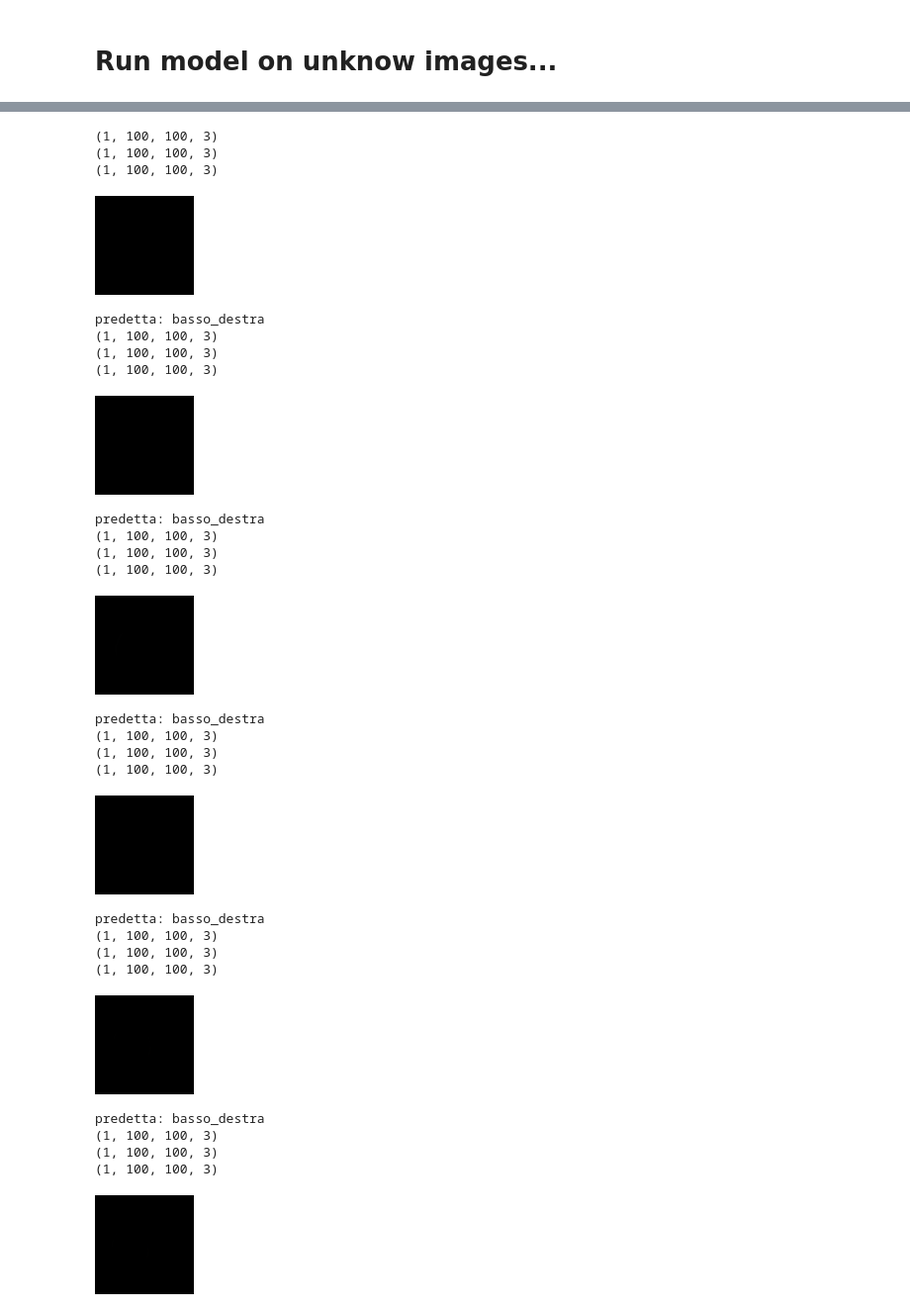
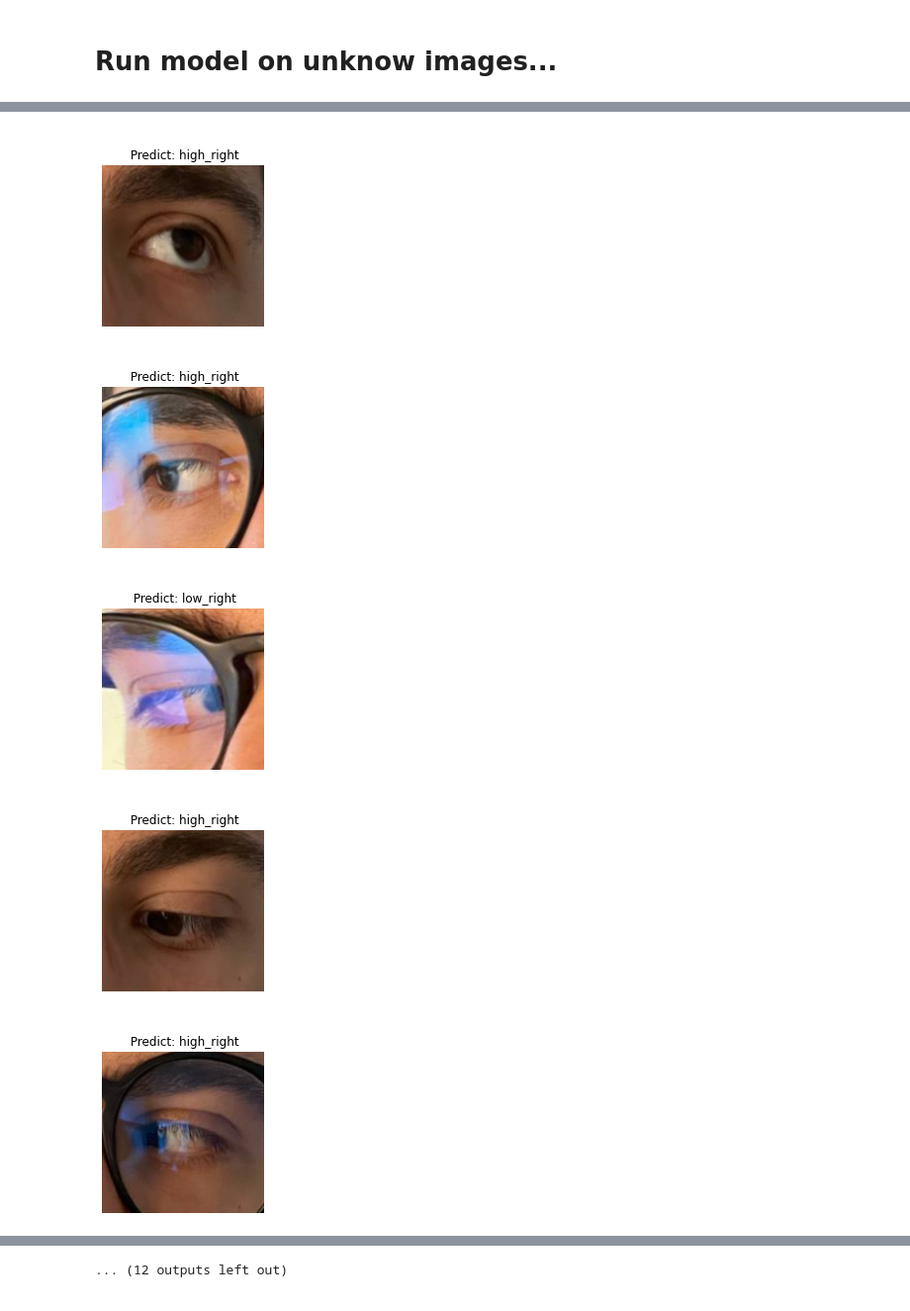
Before and after one commit to AlessandroMele/eyes_direction_recognition, a Jupyter notebook: MobileNetV2_classification.ipynb, the cells around one changed output, grey strips where cells are left out. Shown at 99% size. Saved outputs shown, nothing was run; the diff lists cells and outputs as text; code cells hidden in the pictures.

```diff
--- a/MobileNetV2_classification.ipynb
+++ b/MobileNetV2_classification.ipynb
@@ -558,0 +505,16 @@ _________________________________________________________________
+# %%
+#model = tf.keras.models.load_model('/content/drive/MyDrive/PROGETTO_CV&DL/model/my_eye_model_right_eye')
+model = tf.keras.models.load_model('/content/drive/MyDrive/PROGETTO_CV&DL/model/my_eye_model_classification')
+#model = tf.keras.models.load_model('/content/drive/MyDrive/PROGETTO_CV&DL/model/my_eye_model_less_classes')
+
+model.summary()
+
+list_of_dirs = glob.glob('/content/drive/MyDrive/PROGETTO_CV&DL/dataset/test/real/*')
+#list_of_dirs = glob.glob('/content/drive/MyDrive/PROGETTO_CV&DL/dataset/test/real_righteye/*')
+
+#list_of_dirs = glob.glob('/content/drive/MyDrive/PROGETTO_CV&DL/dataset/test/synthetic/*')
+#list_of_dirs = glob.glob('/content/drive/MyDrive/PROGETTO_CV&DL/dataset/test/synthetic_righteye/*')
+
+#class_names = ['middle_left', 'middle_right']
+class_names = ['high_center', 'high_left', 'high_right', 'low_center', 'low_left', 'low_right', 'middle_center', 'middle_left', 'middle_right']
+#class_names = ['high_center_righteye', 'high_left_righteye', 'high_right_righteye', 'low_center_righteye', 'low_left_righteye', 'low_right_righteye', 'middle_center_righteye', 'middle_left_righteye', 'middle_right_righteye']
@@ -559,28 +539,26 @@ _________________________________________________________________
 # %%
-list_of_dirs = glob.glob('/content/drive/MyDrive/PROGETTO_CV&DL/dataset/train_100x100/medio_centro/*')
-class_names = ['alto_centro', 'alto_destra', 'alto_sinistra', 'basso_centro', 'basso_destra', 'basso_sinistra', 'medio_centro', 'medio_destra', 'medio_sinistra']
-
 for item in list_of_dirs:
   #print(item)
-  img = cv2.imread(item)#, cv2.COLOR_RGB2BGR) #you can skif if you have in memory a grayscale image...
-  img = preprocess_input(img)
+  img = cv2.imread(item)
   resized = cv2.resize(img, (100,100), interpolation=cv2.INTER_CUBIC)
 
   img_r = np.zeros((1,resized.shape[0], resized.shape[1], 3))
   for i in range(3):
-    img_r[0,:,:,i] = (resized[:,:,i])#-127.5)/(255)
-    print(img_r.shape)
-  predictions = model.predict(img_r)
-  #print(predictions)
+    img_r[0,:,:,i] = (resized[:,:,i])
 
-  # Apply a sigmoid since our model returns logits
-  predictions = tf.nn.sigmoid(predictions)
+  predictions = model.predict_on_batch(img_r)
 
-  max = 0
-  #print(predictions)
-  for elem in predictions:
-    max = np.argmax(elem)
+  predictions = tf.nn.sigmoid(predictions).numpy()
 
-  cv2_imshow(img)
-  print('predetta: ' + class_names[max])
+  class_predicted = np.argmax(predictions[0])
+
+  plt.figure(figsize=(3, 3))
+  plt.imshow(cv2.cvtColor(img, cv2.COLOR_BGR2RGB))
+  plt.title('\n Predict: ' + class_names[class_predicted])
+  plt.axis("off")
 # %% [output]
+[figure, new version]
+[figure, new version]
+[figure, new version]
+[figure, new version]
+[figure, new version]
@@ -587,29 +572 @@ for item in list_of_dirs:
-(1, 100, 100, 3)
-(1, 100, 100, 3)
-(1, 100, 100, 3)
+... (12 outputs left out)
-[figure, old version]
-predetta: basso_destra
-(1, 100, 100, 3)
-(1, 100, 100, 3)
-(1, 100, 100, 3)
-[figure, old version]
-predetta: basso_destra
-(1, 100, 100, 3)
-(1, 100, 100, 3)
-(1, 100, 100, 3)
-[figure, old version]
-predetta: basso_destra
-(1, 100, 100, 3)
-(1, 100, 100, 3)
-(1, 100, 100, 3)
-[figure, old version]
-predetta: basso_destra
-(1, 100, 100, 3)
-(1, 100, 100, 3)
-(1, 100, 100, 3)
-[figure, old version]
-predetta: basso_destra
-(1, 100, 100, 3)
-(1, 100, 100, 3)
-(1, 100, 100, 3)
-[figure, old version]
```
Also changed, not shown: parts of 30 cells of this notebook, 1 other file.
